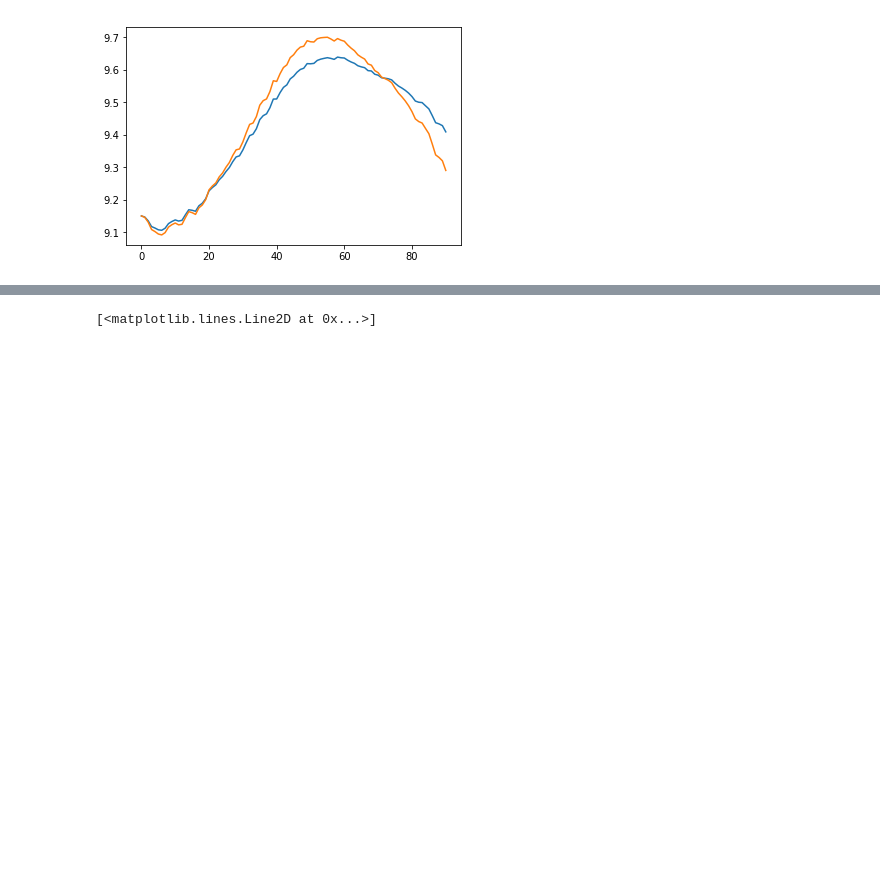
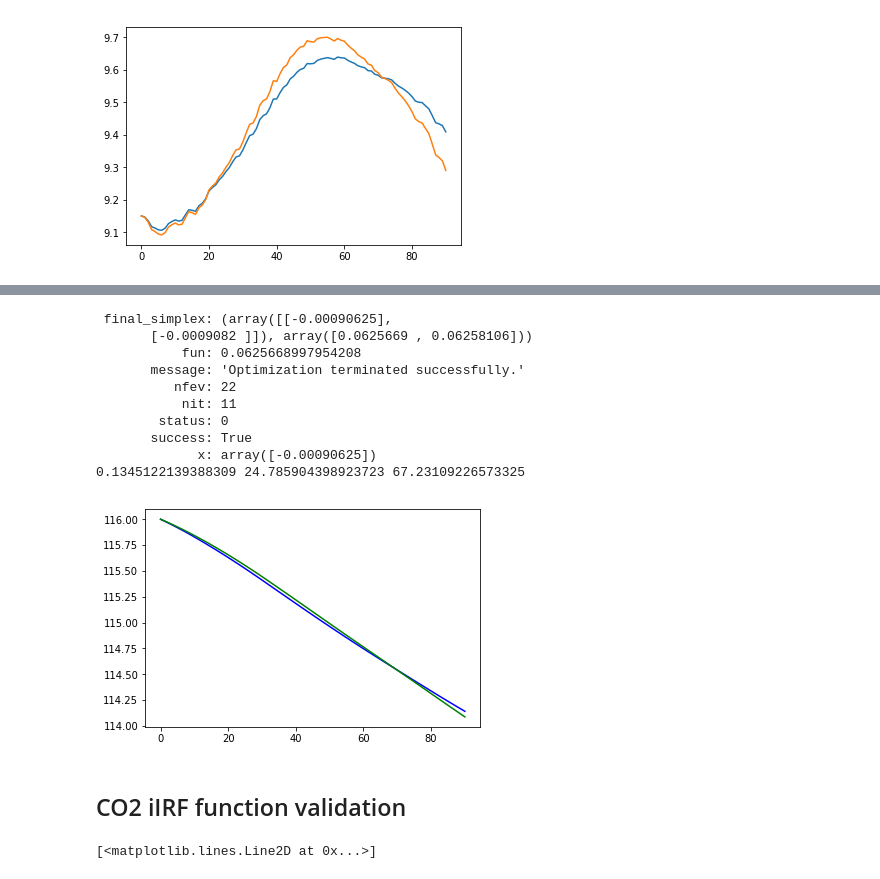
Before and after one commit to stujen/fiveEqSCM, a Jupyter notebook: 5eqSCM/Prather12 test.ipynb, the cells around one changed output, grey strips where cells are left out. Cells and saved outputs as stored; diff of their text form; code cells hidden in the pictures; blank space fills up the shorter version.

```diff
--- a/5eqSCM/Prather12 test.ipynb
+++ b/5eqSCM/Prather12 test.ipynb
@@ -164,4 +214,59 @@ print(resultmin)
 [figure]
+# %%
+# Now if we do the same thing for N2O
+
+tau_0 = 116
+alph_N2O = -0.065
+C_0 = 321
+emis2conc = 28.97/(5.148*28)
+
+ems_N2O = RCP_E.N2O.loc[range(2010,2101)] * 6.6 / RCP_E.N2O.loc[2010] # RCP scaled to Prather
+
+C = np.zeros(ems_N2O.size)
+tau = np.zeros(ems_N2O.size)
+C[0] = C_0
+tau[0] = tau_0
+
+for i,t in enumerate(ems_N2O.index.values[:-1]):
+
+    C[i+1] = emis2conc * (ems_N2O.loc[t]+10.5) * tau[i] * (1 - np.exp(-1/tau[i])) + C[i] * np.exp(-1/tau[i])
+
+    tau[i+1] = tau[i] * (C[i+1] / C[i])**(alph_N2O)
+# %%
+## And reproducing with sinh:
+
+g1 = tau[0] * (1- (1+100/tau[0])*np.exp(-100/tau[0]))
+g0 = (np.sinh(tau[0]*(1-np.exp(-100/tau[0]))/g1))**(-1)
+
+iIRF2010 = np.arcsinh(1/g0) * g1
+
+def mylalph(x):
+    r0 = iIRF2010 - x[0] * (C[0] -273)/emis2conc
+    return np.sum((tau[0] * g0 * np.sinh( ( r0 + x[0] * (C-273)/emis2conc ) / g1 ) - tau)**2)
+
+resultmin = sp.optimize.minimize(mylalph, 0, method='Nelder-Mead')
+
+r0 = iIRF2010 - resultmin['x'][0] * (C[0]-273)/emis2conc
+
+plt.plot( tau , 'b' )
+plt.plot( g0 * tau[0] * np.sinh( ( r0 + resultmin['x'][0] * (C-273)/emis2conc ) / g1 ) , 'g' )
+
+print(resultmin)
+print(g0,g1,r0)
+# %% [output]
+ final_simplex: (array([[-0.00090625],
+       [-0.0009082 ]]), array([0.0625669 , 0.06258106]))
+           fun: 0.0625668997954208
+       message: 'Optimization terminated successfully.'
+          nfev: 22
+           nit: 11
+        status: 0
+       success: True
+             x: array([-0.00090625])
+0.1345122139388309 24.785904398923723 67.23109226573325
+[figure, added]
+# %% [markdown]
+## CO2 iIRF function validation
 # %%
 ## Final good thing to do: figure for supp. that shows analytic approx vs. numeric solution for CO2
 
```
Also changed, not shown: parts of 9 cells of this notebook, 22 other files.
